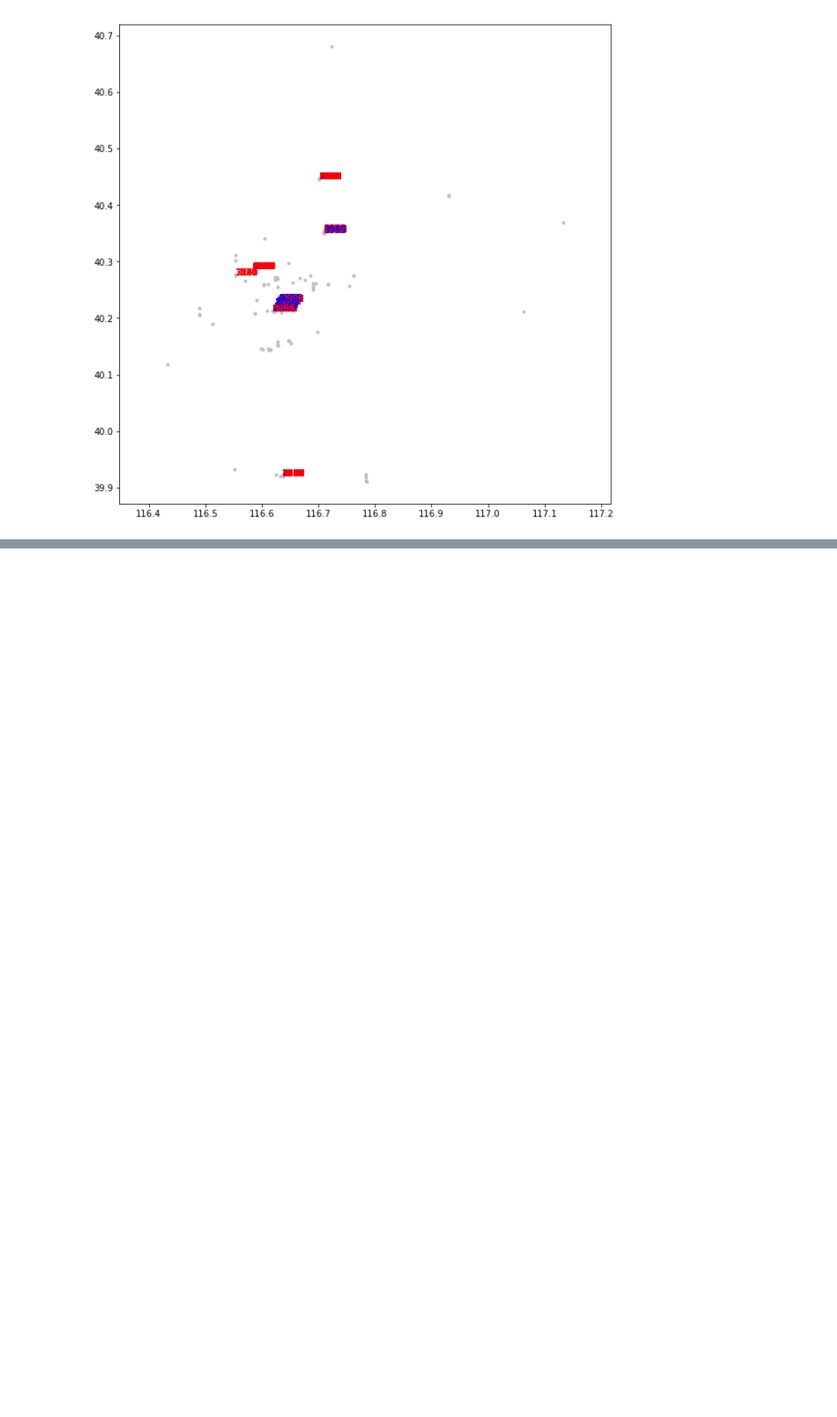
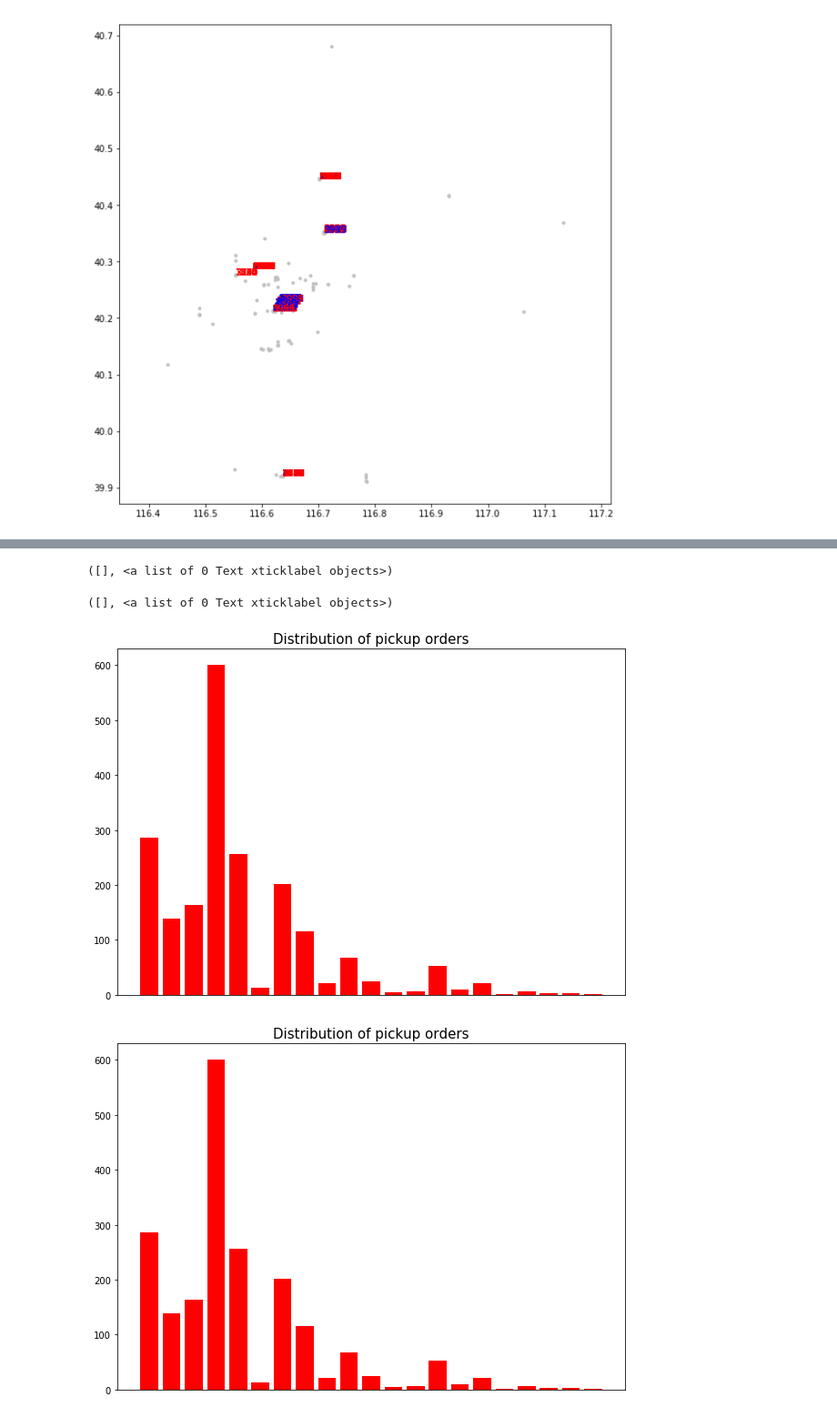
Before and after one commit to 123zhangzq/HW_DPDP, a Jupyter notebook: ScratchPaper/ScatchPaper.ipynb, the cells around one changed output, grey strips where cells are left out. Shown at 91% size. Saved outputs shown, nothing was run; the diff lists cells and outputs as text; code cells hidden in the pictures; blank space fills up the shorter version.

```diff
--- a/ScratchPaper/ScatchPaper.ipynb
+++ b/ScratchPaper/ScatchPaper.ipynb
@@ -1,4 +0,0 @@
-# %%
-lis = ['a', 123, 666]
-for i in lis[::-1]:
-    print(i)
@@ -349,3 +483,15 @@ dic
+# %%
+x = list(dic.keys())
+y = list(dic.values())
+fig, ax = plt.subplots(figsize=(10, 7))
+ax.bar(x=x, height=y, color = 'r')
+ax.set_title("Distribution of pickup orders", fontsize=15)
+plt.xticks([])
+# %% [output]
+([], <a list of 0 Text xticklabel objects>)
+([], <a list of 0 Text xticklabel objects>)
+[figure, added]
+[figure, added]
 # %%
 dic_d = calculate_location_conges('delivery_id')
 # %%
```
Also changed, not shown: parts of 60 cells of this notebook, 3 other files.
